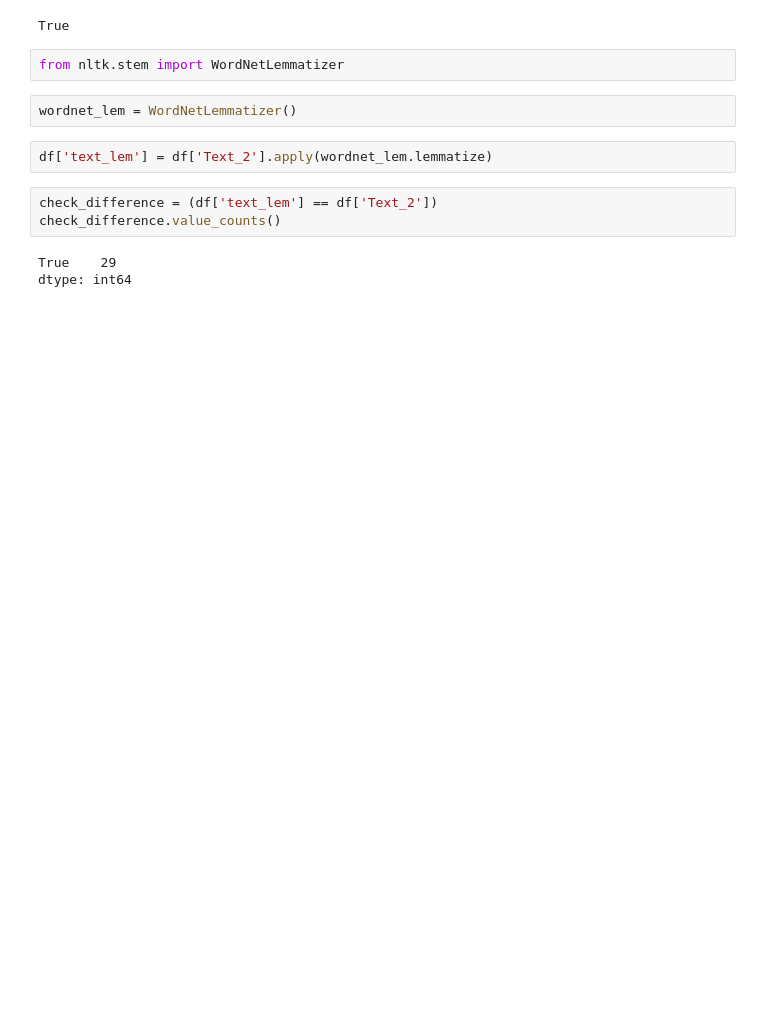
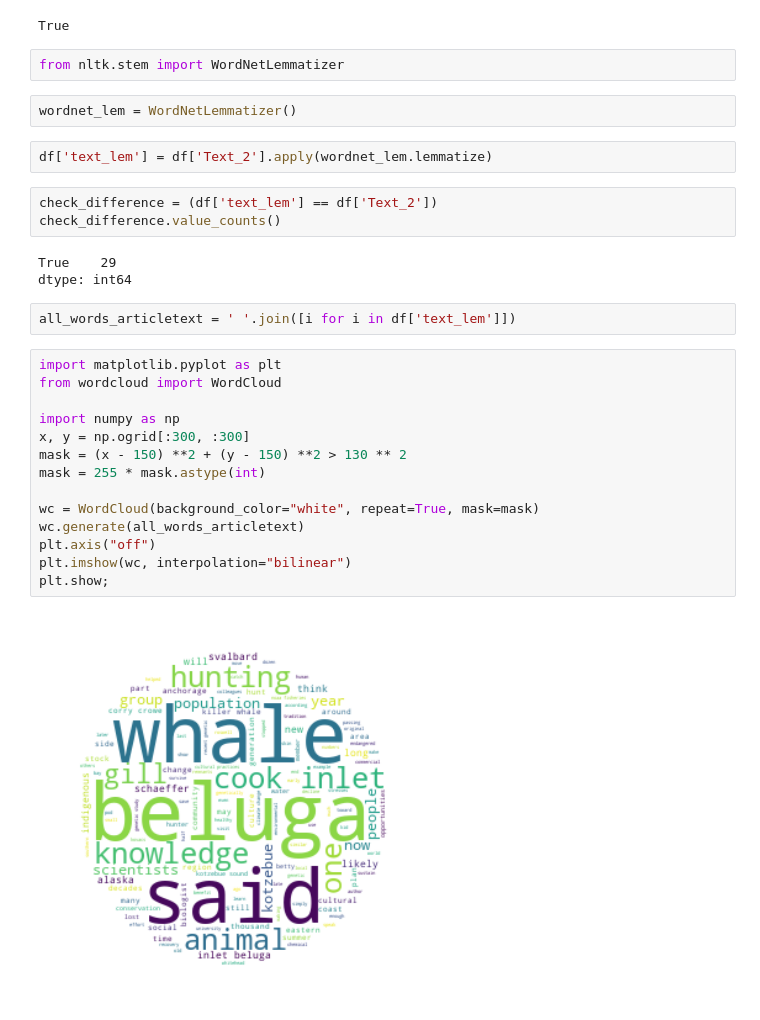
Before and after one commit to jakobdesantis/homework-1, a Jupyter notebook: notebooks/03-textmining.ipynb, the cells around one changed output. Cells and saved outputs as stored; diff of their text form; blank space fills up the shorter version.

Commit message:
Wortwolke
Wortwolke erstellt (davor: alles Notwendige importiert)

```diff
--- a/notebooks/03-textmining.ipynb
+++ b/notebooks/03-textmining.ipynb
@@ -101,3 +101,21 @@ check_difference.value_counts()
 # %% [output]
 True    29
 dtype: int64
+# %%
+all_words_articletext = ' '.join([i for i in df['text_lem']])
+# %%
+import matplotlib.pyplot as plt
+from wordcloud import WordCloud
+
+import numpy as np
+x, y = np.ogrid[:300, :300]
+mask = (x - 150) **2 + (y - 150) **2 > 130 ** 2
+mask = 255 * mask.astype(int)
+
+wc = WordCloud(background_color="white", repeat=True, mask=mask)
+wc.generate(all_words_articletext)
+plt.axis("off")
+plt.imshow(wc, interpolation="bilinear")
+plt.show;
+# %% [output]
+[figure, added]
```
